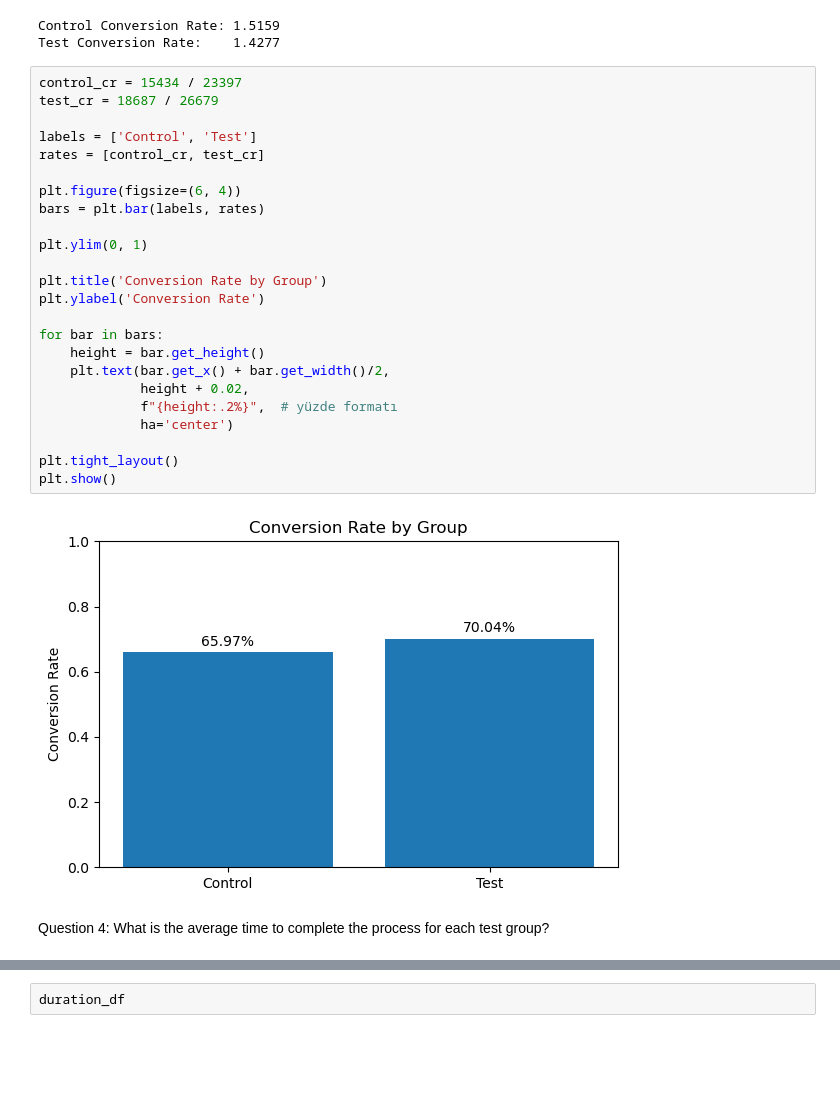
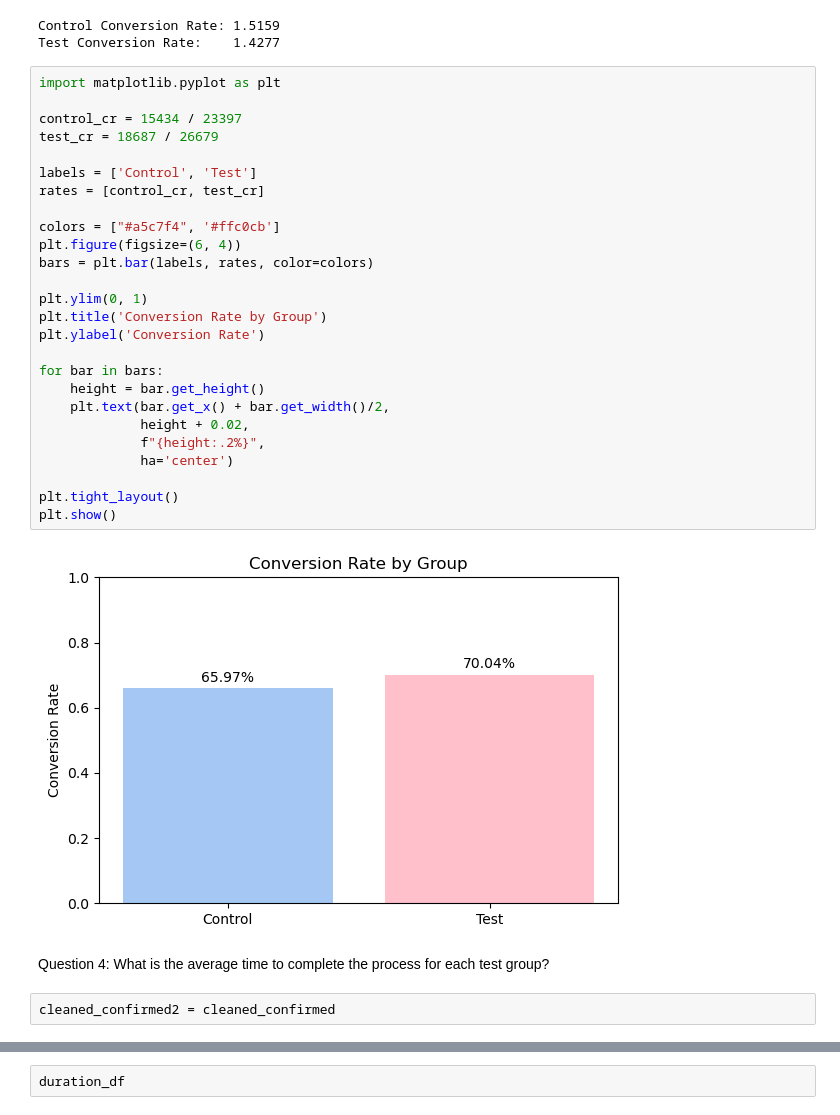
Before and after one commit to SofyMelvill/vanguard-ab-test, a Jupyter notebook: data_SA.ipynb, the cells around one changed output, grey strips where cells are left out. Cells and saved outputs as stored; diff of their text form; blank space fills up the shorter version.

```diff
--- a/data_SA.ipynb
+++ b/data_SA.ipynb
@@ -940,33 +940,37 @@ print(f"Test Conversion Rate:    {test_cr:.4f}")
 Control Conversion Rate: 1.5159
 Test Conversion Rate:    1.4277
 # %%
+import matplotlib.pyplot as plt
+
 control_cr = 15434 / 23397
 test_cr = 18687 / 26679
 
 labels = ['Control', 'Test']
 rates = [control_cr, test_cr]
 
+colors = ["#a5c7f4", '#ffc0cb']
 plt.figure(figsize=(6, 4))
-bars = plt.bar(labels, rates)
+bars = plt.bar(labels, rates, color=colors)
 
 plt.ylim(0, 1)
-
 plt.title('Conversion Rate by Group')
 plt.ylabel('Conversion Rate')
 
 for bar in bars:
     height = bar.get_height()
     plt.text(bar.get_x() + bar.get_width()/2,
              height + 0.02,
-             f"{height:.2%}",  # yüzde formatı
+             f"{height:.2%}",
              ha='center')
 
 plt.tight_layout()
 plt.show()
 # %% [output]
-[figure, old version]
+[figure, new version]
 # %% [markdown]
 Question 4: What is the average time to complete the process for each test group?
+# %%
+cleaned_confirmed2 = cleaned_confirmed
 # %%
 start_times = (
     cleaned_start
```
Also changed, not shown: parts of 4 cells of this notebook.
